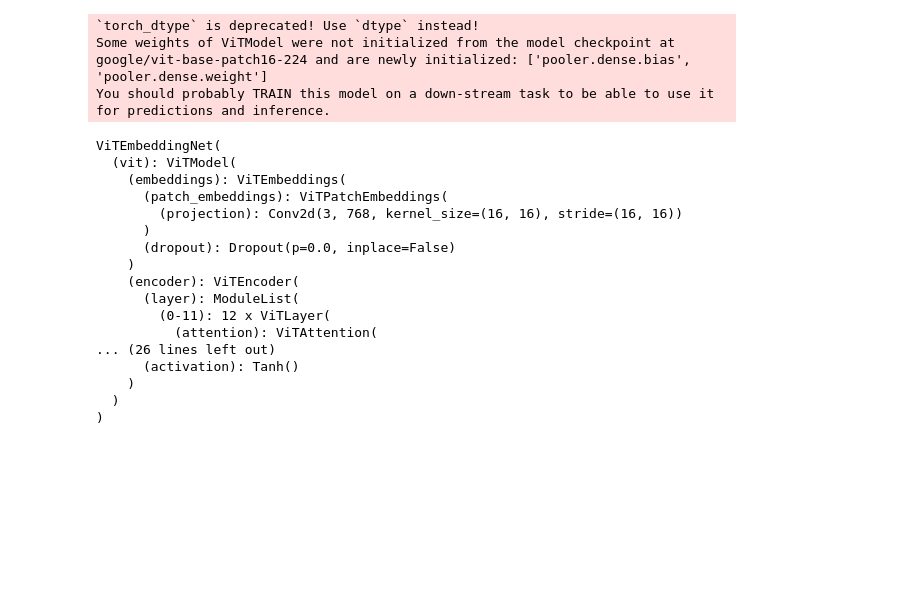
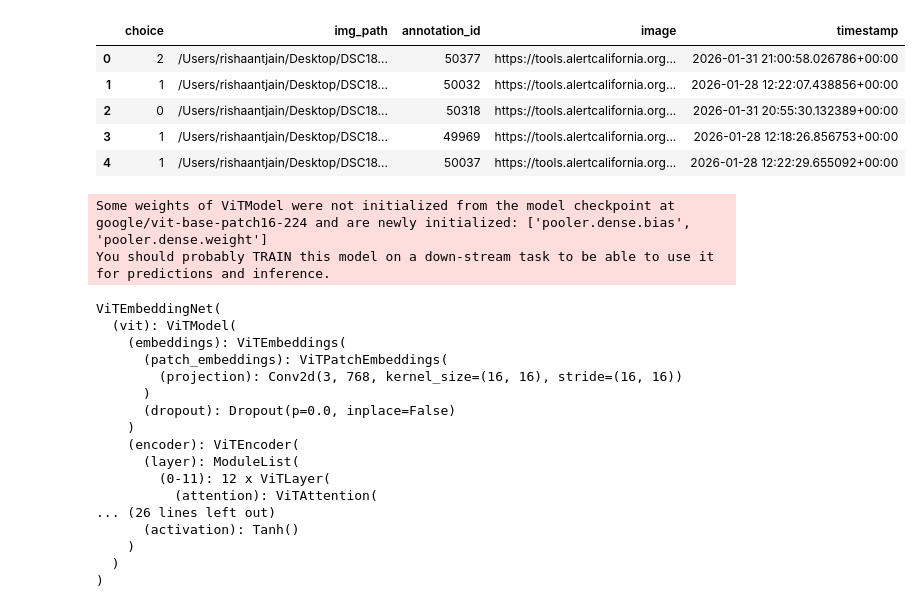
Before and after one commit to ModernNeesh/alertcalifornia-anomaly-detection, a Jupyter notebook: unused_notebooks/model_training.ipynb, the cells around one changed output. Saved outputs shown, nothing was run; the diff lists cells and outputs as text; code cells hidden in the pictures; blank space fills up the shorter version.

```diff
--- a/unused_notebooks/model_training.ipynb
+++ b/unused_notebooks/model_training.ipynb
@@ -15,6 +28,18 @@ import helper_code.model_functions as model_functions
 # %%
-labels_csv = "camera_data/coronado_hills_binary_11-15-2025.csv"
-image_dir = "camera_data/images/"
+labels_csv = "/Users/rishaantjain/Desktop/DSC180A-Capstone/alertcalifornia-anomaly-detection/camera_data/coronado_4pt.csv"
+image_dir = "/Users/rishaantjain/Desktop/DSC180A-Capstone/alertcalifornia-anomaly-detection/camera_data/images/"
 
-data = dataloading.get_data(labels_csv=labels_csv, image_dir=image_dir)
+data = dataloading.get_data(labels_csv=labels_csv, image_dir=image_dir, replace_images=True)
+data['img_path'] =
+# %%
+data["img_path"] = data["img_path"].apply(lambda x: os.path.join(image_dir, x))
+
+data.head()
+# %% [output]
+|  | choice | img_path | annotation_id | image | timestamp |
+| 0 | 2 | /Users/rishaantjain/Desktop/DSC18... | 50377 | https://tools.alertcalifornia.org... | 2026-01-31 21:00:58.026786+00:00 |
+| 1 | 1 | /Users/rishaantjain/Desktop/DSC18... | 50032 | https://tools.alertcalifornia.org... | 2026-01-28 12:22:07.438856+00:00 |
+| 2 | 0 | /Users/rishaantjain/Desktop/DSC18... | 50318 | https://tools.alertcalifornia.org... | 2026-01-31 20:55:30.132389+00:00 |
+| 3 | 1 | /Users/rishaantjain/Desktop/DSC18... | 49969 | https://tools.alertcalifornia.org... | 2026-01-28 12:18:26.856753+00:00 |
+| 4 | 1 | /Users/rishaantjain/Desktop/DSC18... | 50037 | https://tools.alertcalifornia.org... | 2026-01-28 12:22:29.655092+00:00 |
 # %%
@@ -28,9 +53,8 @@ val_dataloader = DataLoader(val_dataset, batch_size=32, shuffle=True, pin_memory
 # Importing the model and setting the device. Using a ViT model since transformer architecture is generally pretty powerful when it comes to extracting features from data.
 model_name = "google/vit-base-patch16-224"
 vit = ViTModel.from_pretrained(model_name, dtype=torch.float32)
-device = "cuda" #Change to cpu if you aren't using a GPU
+device = "cpu" #Change to cpu if you aren't using a GPU
 # %% [output]
-`torch_dtype` is deprecated! Use `dtype` instead!
 Some weights of ViTModel were not initialized from the model checkpoint at google/vit-base-patch16-224 and are newly initialized: ['pooler.dense.bias', 'pooler.dense.weight']
 You should probably TRAIN this model on a down-stream task to be able to use it for predictions and inference.
 # %%
```
Also changed, not shown: parts of 15 cells of this notebook, 2 other files.
